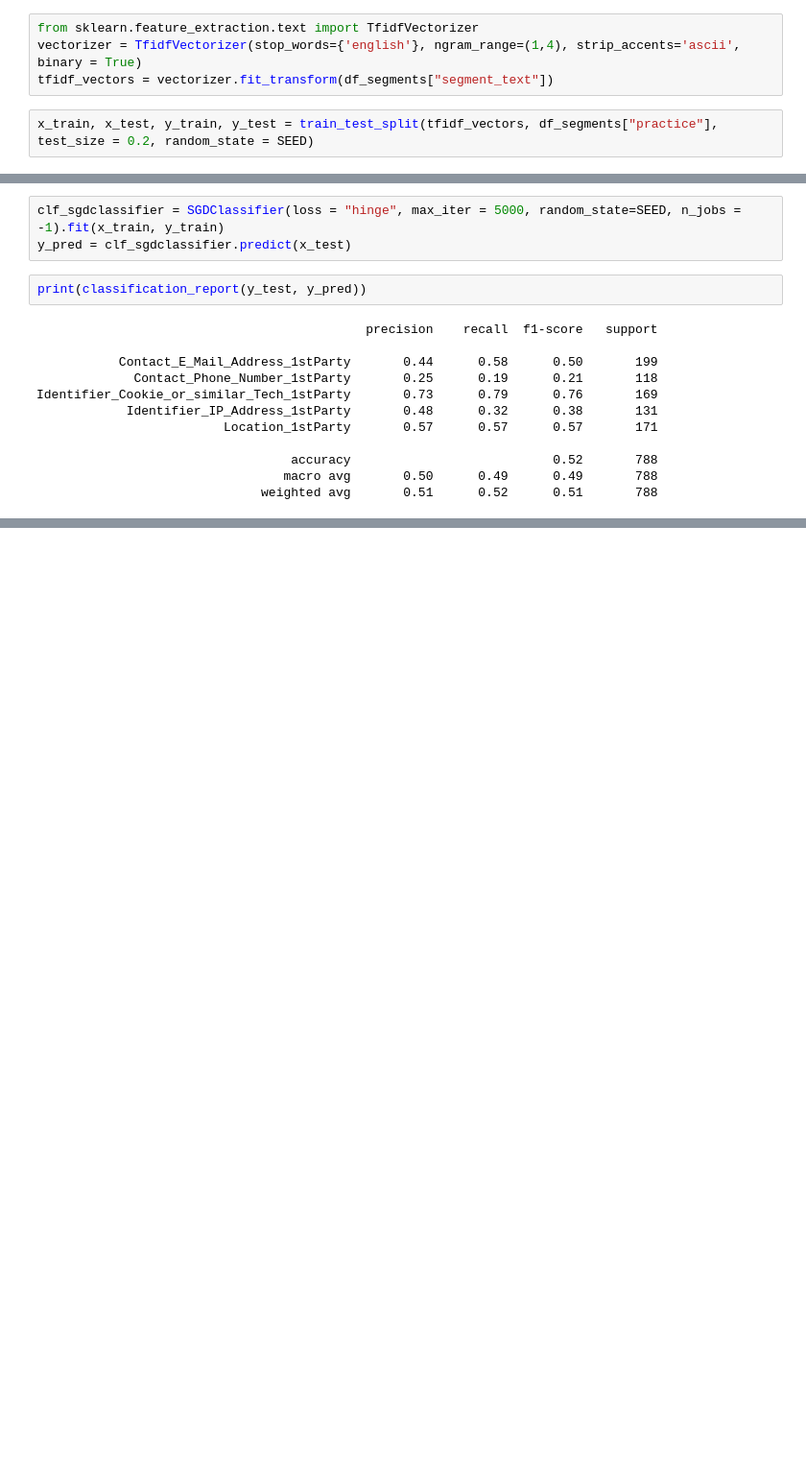
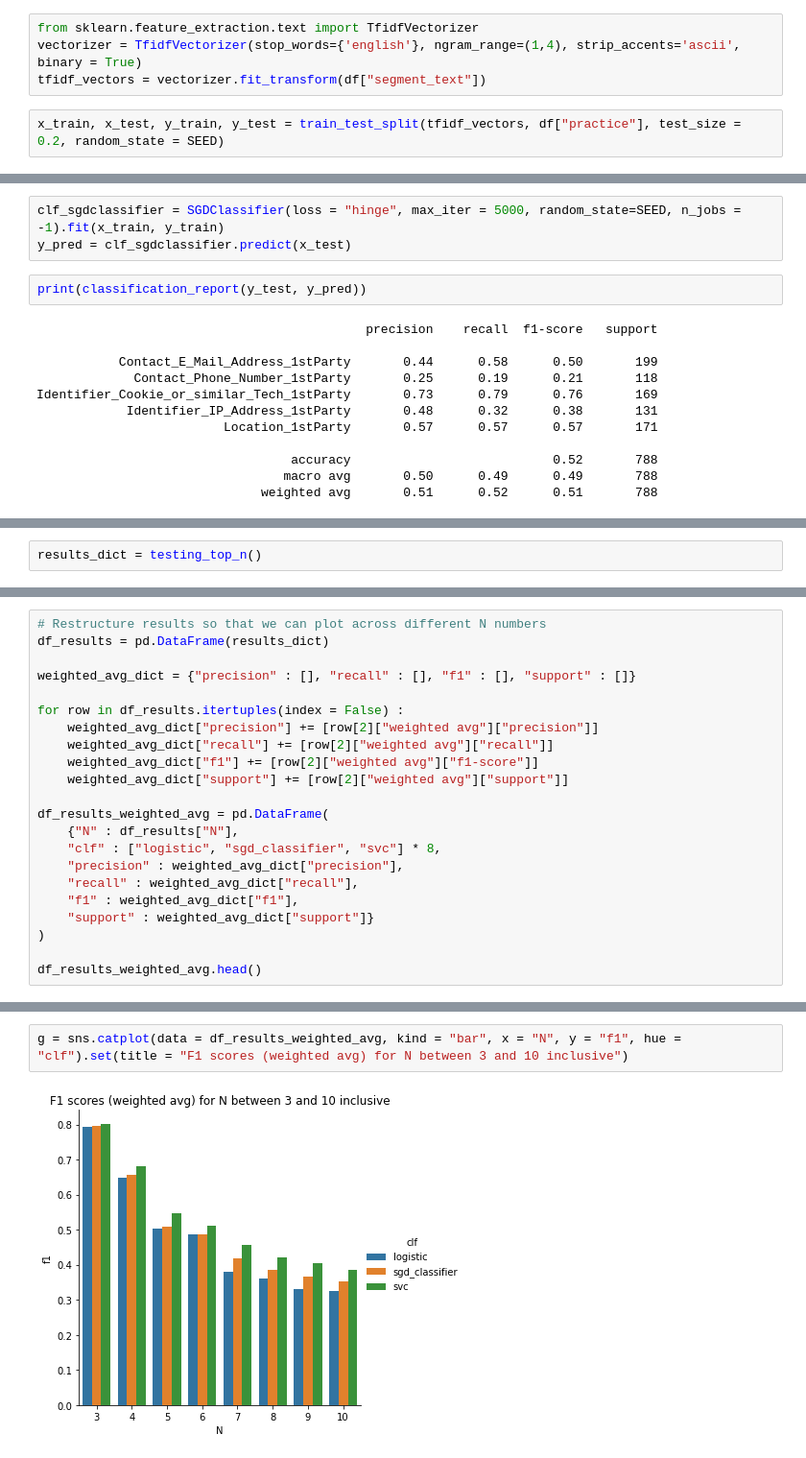
Before and after one commit to TristanKoh/capstone-repo, a Jupyter notebook: code/nlp_segment.ipynb, the cells around one changed output, grey strips where cells are left out. Shown at 96% size. Saved outputs shown, nothing was run; the diff lists cells and outputs as text; blank space fills up the shorter version.

Commit message:
add visualisation for top n practices

```diff
--- a/code/nlp_segment.ipynb
+++ b/code/nlp_segment.ipynb
@@ -57,9 +56,9 @@ from sklearn.metrics import classification_report
 # %%
 from sklearn.feature_extraction.text import TfidfVectorizer
 vectorizer = TfidfVectorizer(stop_words={'english'}, ngram_range=(1,4), strip_accents='ascii', binary = True)
-tfidf_vectors = vectorizer.fit_transform(df_segments["segment_text"])
+tfidf_vectors = vectorizer.fit_transform(df["segment_text"])
 # %%
-x_train, x_test, y_train, y_test = train_test_split(tfidf_vectors, df_segments["practice"], test_size = 0.2, random_state = SEED)
+x_train, x_test, y_train, y_test = train_test_split(tfidf_vectors, df["practice"], test_size = 0.2, random_state = SEED)
 # %% [markdown]
 ## Testing with logistic regression
 # %%
@@ -104,0 +150,2 @@ Identifier_Cookie_or_similar_Tech_1stParty       0.73      0.79      0.76
+# %%
+results_dict = testing_top_n()
@@ -104,0 +170,22 @@ Identifier_Cookie_or_similar_Tech_1stParty       0.73      0.79      0.76
+# %%
+# Restructure results so that we can plot across different N numbers
+df_results = pd.DataFrame(results_dict)
+
+weighted_avg_dict = {"precision" : [], "recall" : [], "f1" : [], "support" : []}
+
+for row in df_results.itertuples(index = False) :
+    weighted_avg_dict["precision"] += [row[2]["weighted avg"]["precision"]]
+    weighted_avg_dict["recall"] += [row[2]["weighted avg"]["recall"]]
+    weighted_avg_dict["f1"] += [row[2]["weighted avg"]["f1-score"]]
+    weighted_avg_dict["support"] += [row[2]["weighted avg"]["support"]]
+
+df_results_weighted_avg = pd.DataFrame(
+    {"N" : df_results["N"],
+    "clf" : ["logistic", "sgd_classifier", "svc"] * 8,
+    "precision" : weighted_avg_dict["precision"],
+    "recall" : weighted_avg_dict["recall"],
+    "f1" : weighted_avg_dict["f1"],
+    "support" : weighted_avg_dict["support"]}
+)
+
+df_results_weighted_avg.head()
@@ -104,0 +199,4 @@ Identifier_Cookie_or_similar_Tech_1stParty       0.73      0.79      0.76
+# %%
+g = sns.catplot(data = df_results_weighted_avg, kind = "bar", x = "N", y = "f1", hue = "clf").set(title = "F1 scores (weighted avg) for N between 3 and 10 inclusive")
+# %% [output]
+[figure, added]
```
Also changed, not shown: parts of 18 cells of this notebook, 1 other file.
